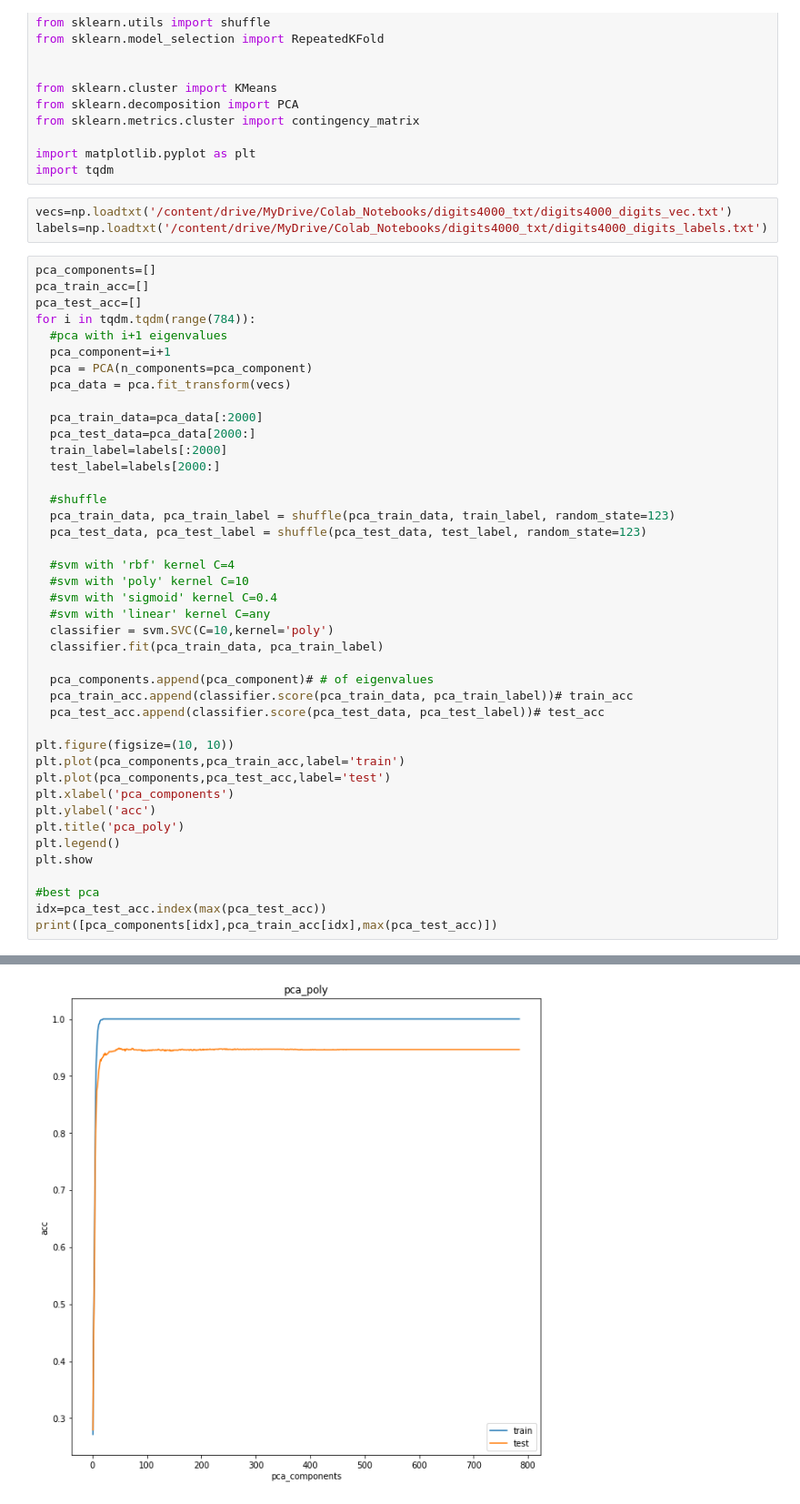
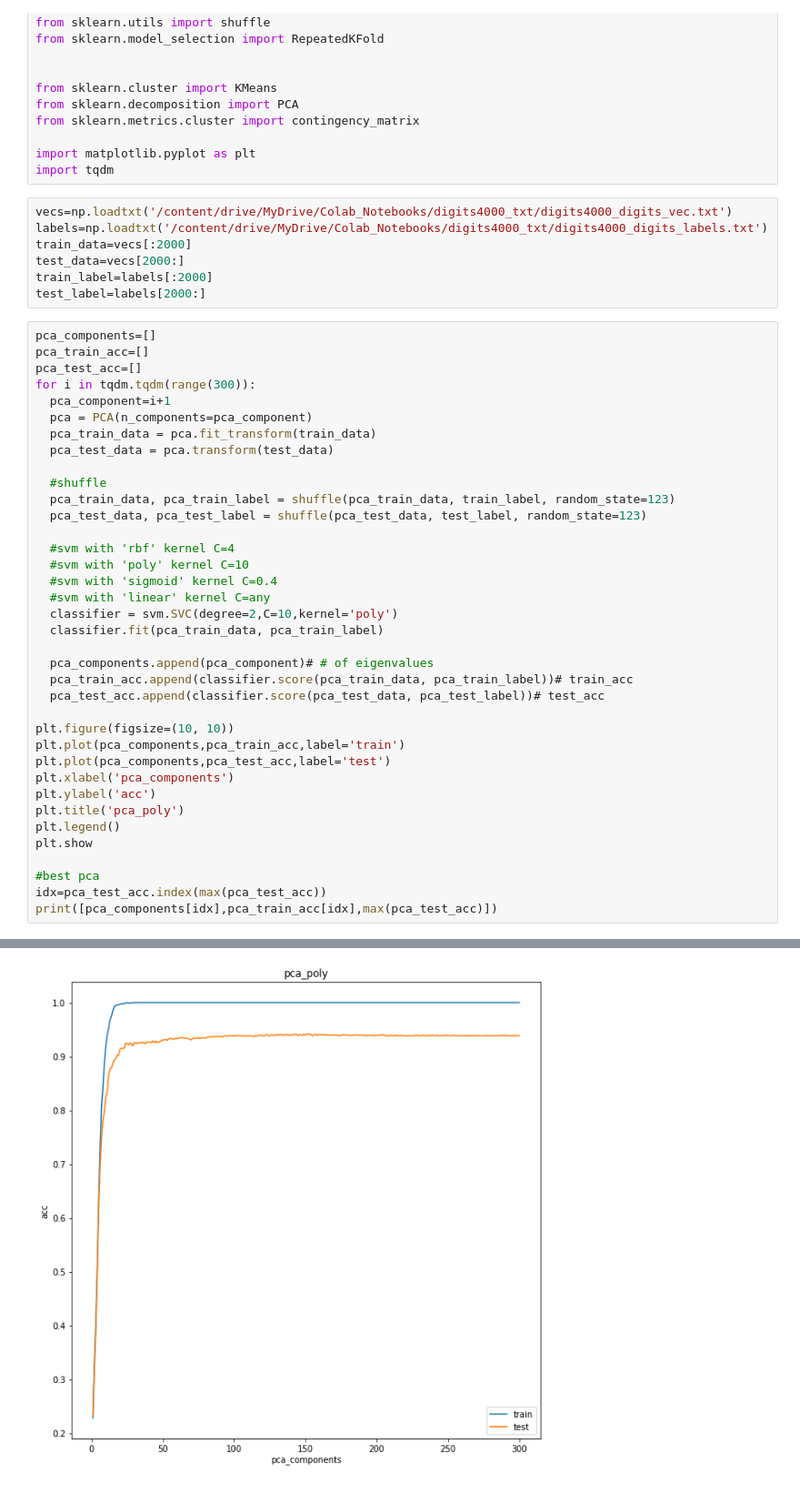
Before and after one commit to wanruu/CS5487, a Jupyter notebook: pca_svm_poly.ipynb, the cells around one changed output, grey strips where cells are left out. Shown: that part at 91% size. Cells and saved outputs as stored; diff of their text form.

```diff
--- a/pca_svm_poly.ipynb
+++ b/pca_svm_poly.ipynb
@@ -18,20 +18,19 @@ import tqdm
 # %%
 vecs=np.loadtxt('/content/drive/MyDrive/Colab_Notebooks/digits4000_txt/digits4000_digits_vec.txt')
 labels=np.loadtxt('/content/drive/MyDrive/Colab_Notebooks/digits4000_txt/digits4000_digits_labels.txt')
+train_data=vecs[:2000]
+test_data=vecs[2000:]
+train_label=labels[:2000]
+test_label=labels[2000:]
 # %%
 pca_components=[]
 pca_train_acc=[]
 pca_test_acc=[]
-for i in tqdm.tqdm(range(784)):
-  #pca with i+1 eigenvalues
+for i in tqdm.tqdm(range(300)):
   pca_component=i+1
   pca = PCA(n_components=pca_component)
-  pca_data = pca.fit_transform(vecs)
-
-  pca_train_data=pca_data[:2000]
-  pca_test_data=pca_data[2000:]
-  train_label=labels[:2000]
-  test_label=labels[2000:]
+  pca_train_data = pca.fit_transform(train_data)
+  pca_test_data = pca.transform(test_data)
 
   #shuffle
   pca_train_data, pca_train_label = shuffle(pca_train_data, train_label, random_state=123)
@@ -41,7 +40,7 @@ for i in tqdm.tqdm(range(784)):
   #svm with 'poly' kernel C=10
   #svm with 'sigmoid' kernel C=0.4
   #svm with 'linear' kernel C=any
-  classifier = svm.SVC(C=10,kernel='poly')
+  classifier = svm.SVC(degree=2,C=10,kernel='poly')
   classifier.fit(pca_train_data, pca_train_label)
 
   pca_components.append(pca_component)# # of eigenvalues
@@ -65 +64 @@ print([pca_components[idx],pca_train_acc[idx],max(pca_test_acc)])
-[figure, old version]
+[figure, new version]
```
Also changed, not shown: parts of 4 cells of this notebook.
